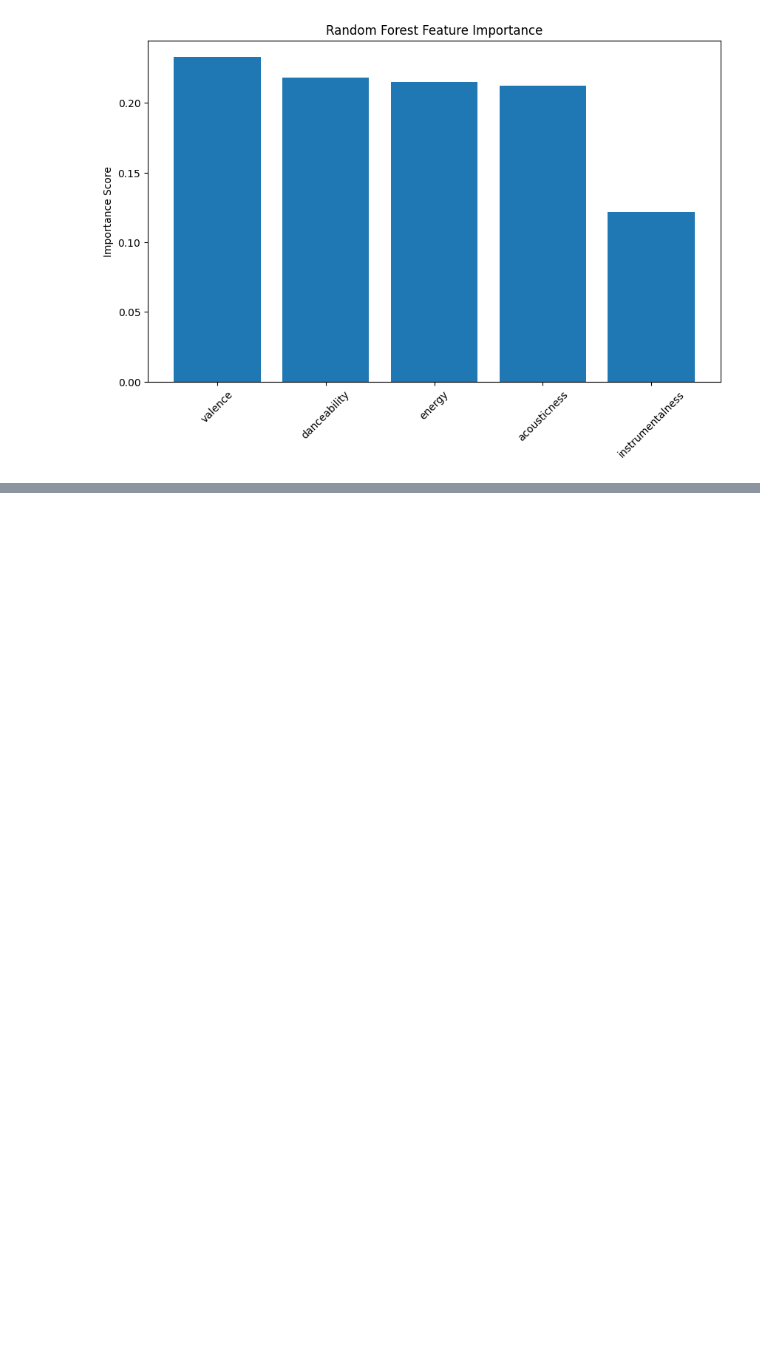
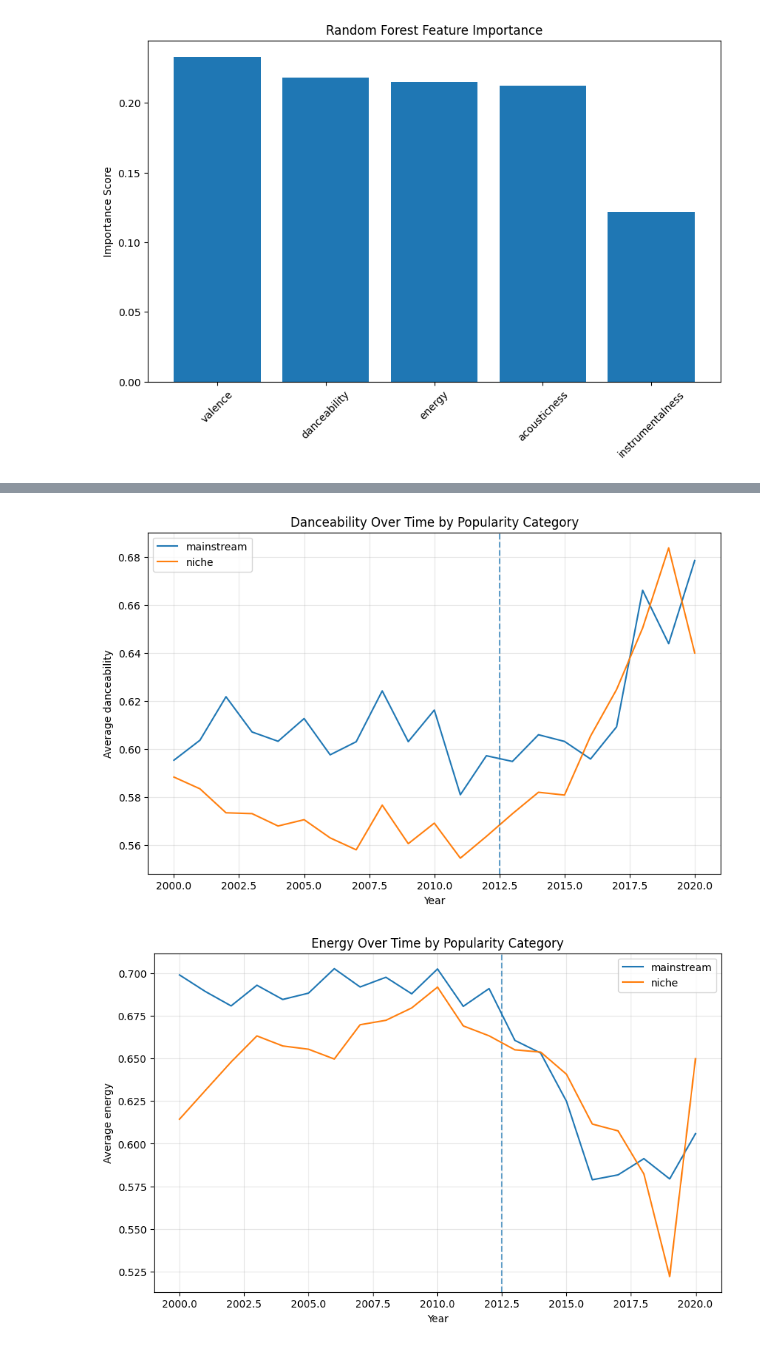
Before and after one commit to ofredrickson/music_trends, a Jupyter notebook: datascience_final.ipynb, the cells around one changed output, grey strips where cells are left out. Drawn from its saved outputs; the diff is of its cells as text; code cells hidden in the pictures; blank space fills up the shorter version.

Commit message:
slightly improved PCA and added temporal trend tracking for each year (mainstream and niche features)

```diff
--- a/datascience_final.ipynb
+++ b/datascience_final.ipynb
@@ -308,0 +322,44 @@ plt.show()
+# %%
+#visualize temporal trends for each year across mainstream & niche music categories
+
+#create yearly averages
+yearly_category_trends = (
+    df.groupby(['year', 'category'])[features]
+    .mean()
+    .reset_index()
+)
+
+#plot each feature over time
+
+for feature in features:
+    plt.figure(figsize=(10,6))
+
+    for category in ['mainstream', 'niche']:
+
+        subset = yearly_category_trends[
+            yearly_category_trends['category'] == category
+        ]
+
+        plt.plot(
+            subset['year'],
+            subset[feature],
+            label=category
+        )
+
+    #add vertical divider between eras
+    plt.axvline(
+        x=2012.5,
+        linestyle='--',
+        alpha=0.7
+    )
+
+    plt.title(f'{feature.capitalize()} Over Time by Popularity Category')
+    plt.xlabel('Year')
+    plt.ylabel(f'Average {feature}')
+    plt.legend()
+    plt.grid(alpha=0.3)
+
+    plt.show()
+# %% [output]
+[figure, added]
+[figure, added]
```
Also changed, not shown: parts of 3 cells of this notebook.
